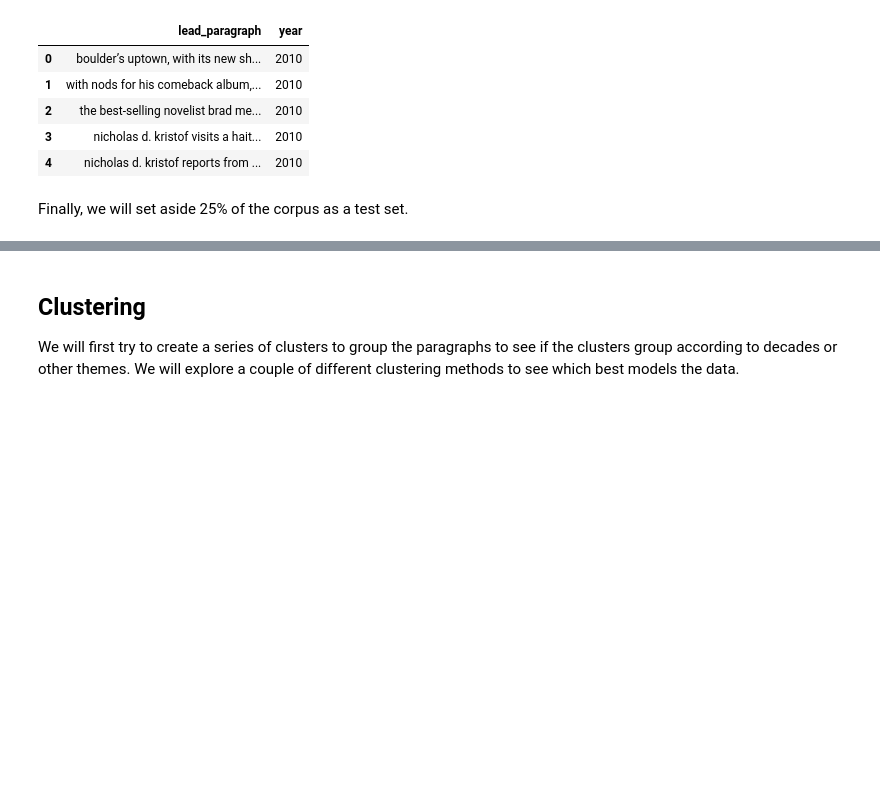
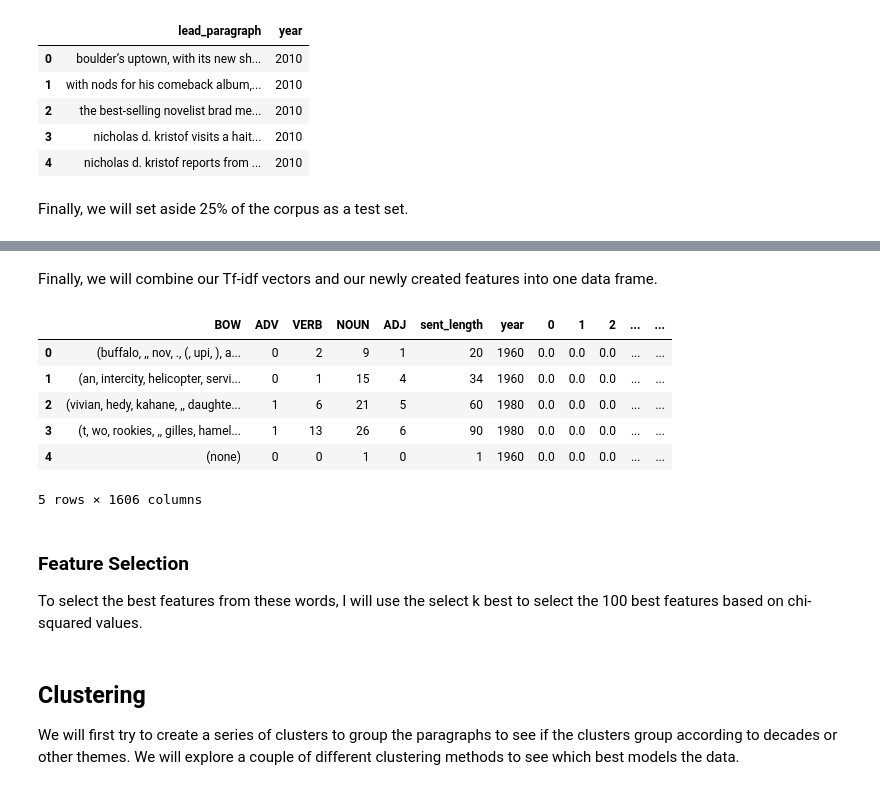
Before and after one commit to ephs08kmp/capstone_projects, a Jupyter notebook: 4.5.1 Unsupervised Learning Capstone.ipynb, the cells around one changed output, grey strips where cells are left out. Drawn from its saved outputs; the diff is of its cells as text; code cells hidden in the pictures; blank space fills up the shorter version.

```diff
--- a/4.5.1 Unsupervised Learning Capstone.ipynb
+++ b/4.5.1 Unsupervised Learning Capstone.ipynb
@@ -219,0 +203,3 @@ This looks like the model is doing a good job of capturing the variance in the c
+# %%
+from sklearn.preprocessing import normalize
+X_norm = normalize(X_train_tfidf)
@@ -219,0 +209,27 @@ This looks like the model is doing a good job of capturing the variance in the c
+# %%
+# Instantiating spaCy
+nlp = spacy.load('en')
+X_train_words = []
+
+for row in X_train:
+    # Processing each row for tokens
+    row_doc = nlp(row)
+    # Calculating length of each sentence
+    sent_len = len(row_doc)
+    # Initializing counts of different parts of speech
+    advs = 0
+    verb = 0
+    noun = 0
+    adj = 0
+    for token in row_doc:
+        # Identifying each part of speech and adding to counts
+        if token.pos_ == 'ADV':
+            advs +=1
+        elif token.pos_ == 'VERB':
+            verb +=1
+        elif token.pos_ == 'NOUN':
+            noun +=1
+        elif token.pos_ == 'ADJ':
+            adj +=1
+    # Creating a list of all features for each sentence
+    X_train_words.append([row_doc, advs, verb, noun, adj, sent_len])
@@ -219,0 +238,2 @@ This looks like the model is doing a good job of capturing the variance in the c
+# %%
+y_train_new = y_train.reset_index(drop=True)
@@ -219,0 +255,17 @@ This looks like the model is doing a good job of capturing the variance in the c
+# %% [markdown]
+Finally, we will combine our Tf-idf vectors and our newly created features into one data frame.
+# %%
+X_norm_df = pd.DataFrame(data=X_norm.toarray())
+nyt_tfidf_bow = pd.concat([nyt_bow, X_norm_df], ignore_index=False, axis=1)
+nyt_tfidf_bow.head()
+# %% [output]
+|  | BOW | ADV | VERB | NOUN | ADJ | sent_length | year | 0 | 1 | 2 | ... | ... |
+| 0 | (buffalo, ,, nov, ., (, upi, ), a... | 0 | 2 | 9 | 1 | 20 | 1960 | 0.0 | 0.0 | 0.0 | ... | ... |
+| 1 | (an, intercity, helicopter, servi... | 0 | 1 | 15 | 4 | 34 | 1960 | 0.0 | 0.0 | 0.0 | ... | ... |
+| 2 | (vivian, hedy, kahane, ,, daughte... | 1 | 6 | 21 | 5 | 60 | 1980 | 0.0 | 0.0 | 0.0 | ... | ... |
+| 3 | (t, wo, rookies, ,, gilles, hamel... | 1 | 13 | 26 | 6 | 90 | 1980 | 0.0 | 0.0 | 0.0 | ... | ... |
+| 4 | (none) | 0 | 0 | 1 | 0 | 1 | 1960 | 0.0 | 0.0 | 0.0 | ... | ... |
+5 rows × 1606 columns
+# %% [markdown]
+### Feature Selection
+To select the best features from these words, I will use the select k best to select the 100 best features based on chi-squared values.
```
Also changed, not shown: parts of 68 cells of this notebook.
